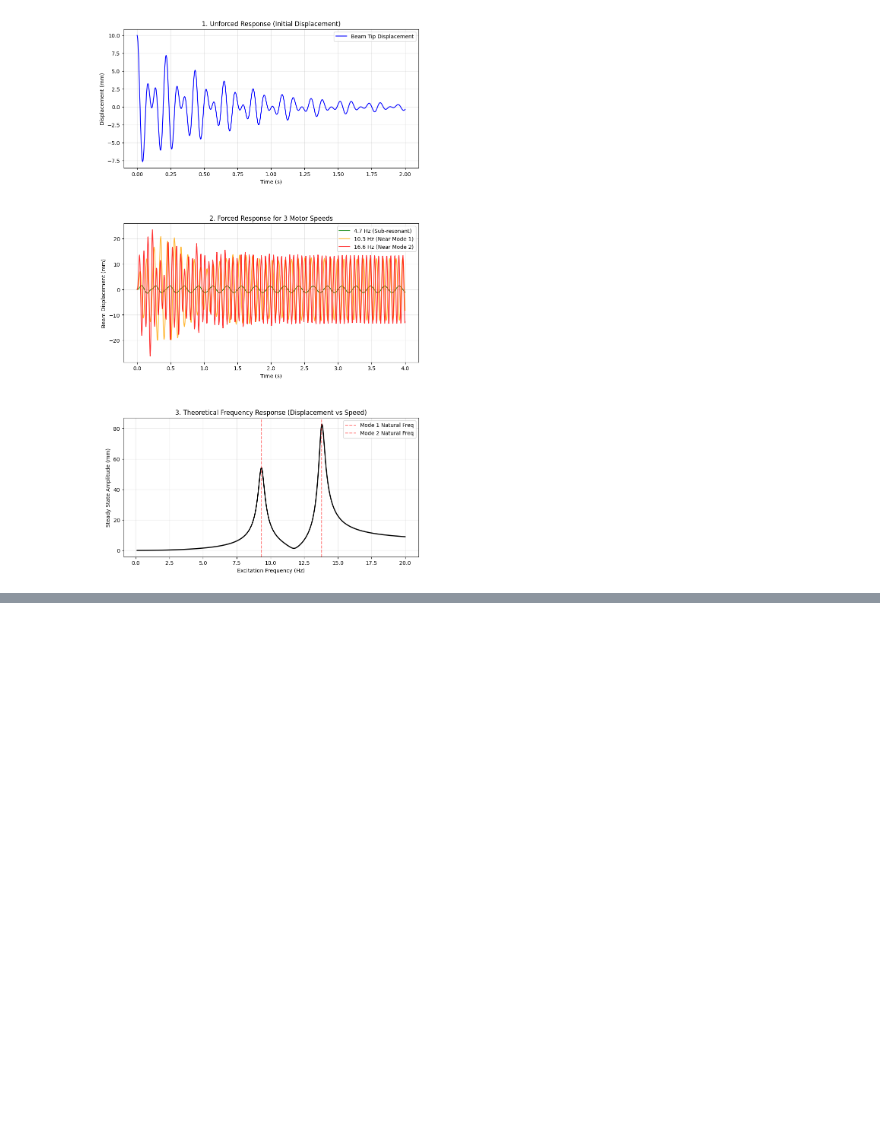
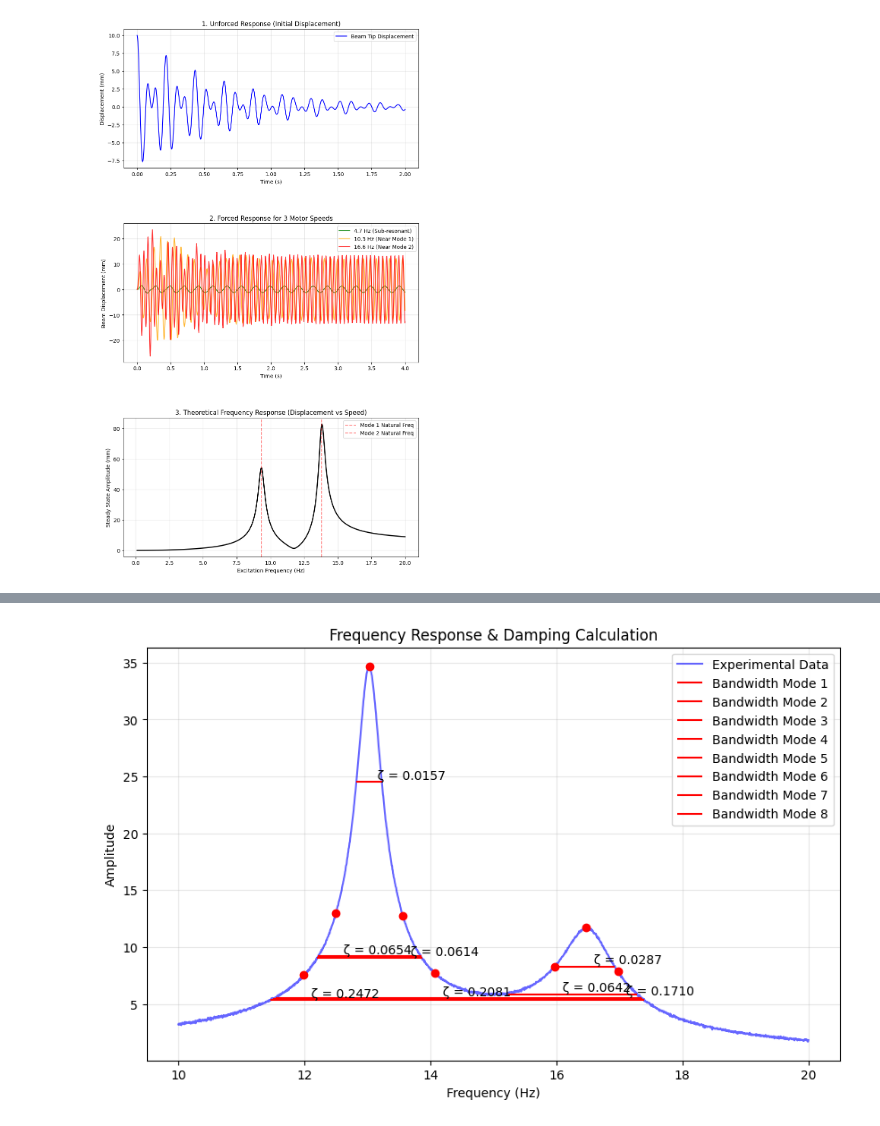
Before and after one commit to tharindu33333/ME421-Mechanical-Systems-Lab-A2, a Jupyter notebook: Vibration/E_20_202_Vibration.ipynb, the cells around one changed output, grey strips where cells are left out. Drawn from its saved outputs; the diff is of its cells as text; code cells hidden in the pictures; blank space fills up the shorter version.

```diff
--- a/Vibration/E_20_202_Vibration.ipynb
+++ b/Vibration/E_20_202_Vibration.ipynb
@@ -355,3 +355,97 @@ plt.show()
 # %% [output]
 Calculated Natural Frequencies: 9.33 Hz, 13.81 Hz
 [figure]
+# %%
+import numpy as np
+import matplotlib.pyplot as plt
+from scipy.signal import find_peaks
+
+# ==========================================
+# 1. INPUT DATA (Replace this section with your real data)
+# ==========================================
+# We simulate data here so the code runs immediately.
+# In a real experiment, you would load your CSV or enter arrays manually.
+
+# Frequency range: 10 Hz to 20 Hz
+freq_data = np.linspace(10, 20, 2000)
+
+# Simulate a 2-DOF response (Theoretical Transfer Function)
+# Peak 1 at 13.0 Hz, Peak 2 at 16.5 Hz
+w = 2 * np.pi * freq_data
+w1 = 2 * np.pi * 13.03
+w2 = 2 * np.pi * 16.50
+z1_real = 0.015  # The "true" damping we want to find
+z2_real = 0.025
+
+# Theoretical Amplitude Curve
+resp1 = 1 / np.sqrt((1 - (w/w1)**2)**2 + (2*z1_real*w/w1)**2)
+resp2 = 0.5 / np.sqrt((1 - (w/w2)**2)**2 + (2*z2_real*w/w2)**2)
+amp_data = resp1 + resp2 + np.random.normal(0, 0.05, len(freq_data)) # Adding some noise
+
+# ==========================================
+# 2. CALCULATION: Half-Power Bandwidth Method
+# ==========================================
+
+def calculate_damping_ratios(freqs, amps):
+    print(f"{'Mode':<6} | {'Peak Freq (Hz)':<15} | {'Max Amp':<10} | {'Calculated Zeta (ζ)':<20}")
+    print("-" * 65)
+
+    # 1. Find the Peaks
+    # 'distance' ensures we don't pick multiple points on the same peak
+    # 'height' ignores small noise
+    peaks, _ = find_peaks(amps, height=np.max(amps)*0.2, distance=100)
+
+    results = []
+
+    for i, p_idx in enumerate(peaks):
+        f_n = freqs[p_idx]       # Natural Frequency
+        A_max = amps[p_idx]      # Maximum Amplitude at resonance
+        A_half = A_max / np.sqrt(2) # Target amplitude (0.707 * max)
+
+        # 2. Find Half-Power Points (f1 and f2)
+        # Scan left from peak to find f1
+        idx_lower = np.where(amps[:p_idx] < A_half)[0]
+        if len(idx_lower) > 0:
+            f1 = freqs[idx_lower[-1]]
+        else:
+            f1 = freqs[0]
+
+        # Scan right from peak to find f2
+        idx_upper = np.where(amps[p_idx:] < A_half)[0]
+        if len(idx_upper) > 0:
+            f2 = freqs[p_idx + idx_upper[0]]
+        else:
+            f2 = freqs[-1]
+
+        # 3. Calculate Zeta
+        bandwidth = f2 - f1
+        zeta = bandwidth / (2 * f_n)
+
+        results.append((f_n, zeta, f1, f2, A_half))
+        print(f"{i+1:<6} | {f_n:<15.4f} | {A_max:<10.4f} | {zeta:<20.5f}")
+
+    return results
+
+# ==========================================
+# 3. EXECUTE & PLOT RESULTS
+# ==========================================
+print("RESULTS FROM HALF-POWER METHOD:\n")
+modes = calculate_damping_ratios(freq_data, amp_data)
+
+# Plotting for Verification
+plt.figure(figsize=(10, 6))
+plt.plot(freq_data, amp_data, 'b-', alpha=0.6, label='Experimental Data')
+plt.title('Frequency Response & Damping Calculation')
+plt.xlabel('Frequency (Hz)')
+plt.ylabel('Amplitude')
+
+for i, (fn, zeta, f1, f2, A_half) in enumerate(modes):
+    # Plot the half-power bandwidth line
+    plt.hlines(A_half, f1, f2, colors='r', linestyles='solid', label=f'Bandwidth Mode {i+1}')
+    plt.plot(fn, np.max(amp_data[np.where(freq_data==fn)]), 'ro') # Mark peak
+    plt.text(fn, A_half, f"  ζ = {zeta:.4f}", verticalalignment='bottom')
+
+plt.legend()
+plt.grid(True, alpha=0.3)
+plt.show()
+# %% [output]
@@ -357,0 +464 @@ Calculated Natural Frequencies: 9.33 Hz, 13.81 Hz
+[figure, added]
```
Also changed, not shown: parts of 1 cell of this notebook.
